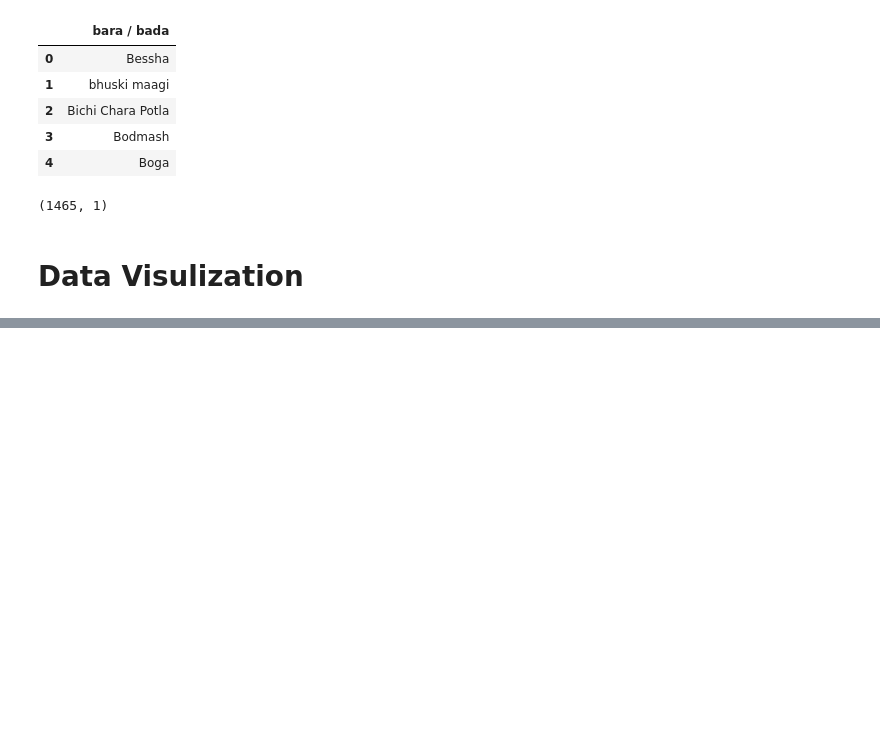
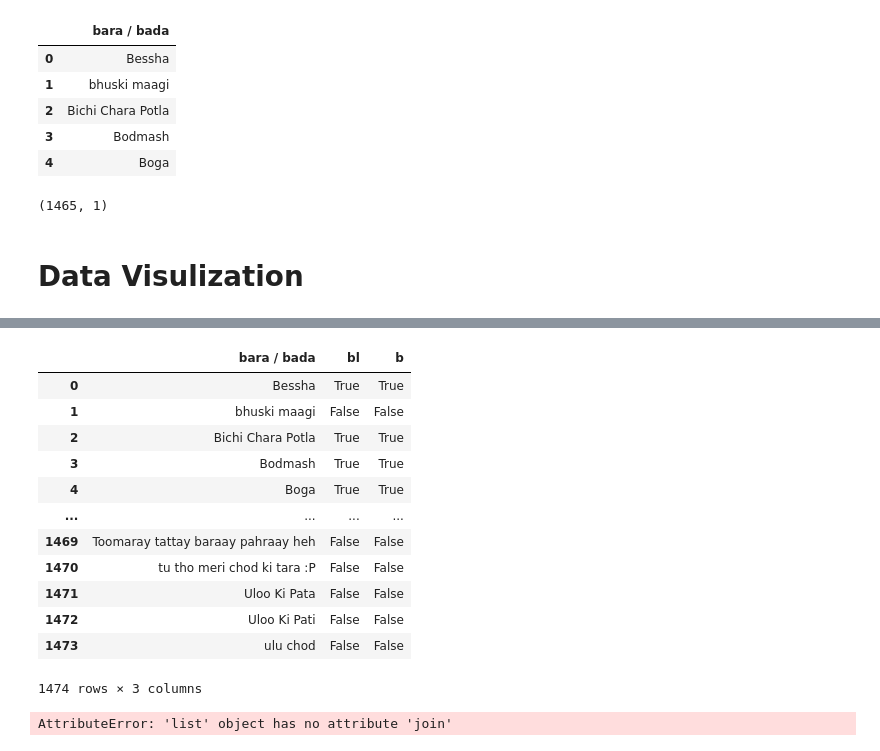
Before and after one commit to viveks-codes/IBW-Dataset, a Jupyter notebook: PrepAndMerge.ipynb, the cells around one changed output, grey strips where cells are left out. Drawn from its saved outputs; the diff is of its cells as text; code cells hidden in the pictures; blank space fills up the shorter version.

```diff
--- a/PrepAndMerge.ipynb
+++ b/PrepAndMerge.ipynb
@@ -336,0 +352,29 @@ r.shape
+# %%
+r['b'] =r["bara / bada"].str.startswith('B','b')
+r
+# %% [output]
+|  | bara / bada | bl | b |
+| 0 | Bessha | True | True |
+| 1 | bhuski maagi | False | False |
+| 2 | Bichi Chara Potla | True | True |
+| 3 | Bodmash | True | True |
+| 4 | Boga | True | True |
+| ... | ... | ... | ... |
+| 1469 | Toomaray tattay baraay pahraay heh | False | False |
+| 1470 | tu tho meri chod ki tara :P | False | False |
+| 1471 | Uloo Ki Pata | False | False |
+| 1472 | Uloo Ki Pati | False | False |
+| 1473 | ulu chod | False | False |
+1474 rows × 3 columns
+# %%
+alphabet_string = string.ascii_lowercase
+alphabet_string2 = string.ascii_lowercase
+#Create a string of all lowercase letters
+
+alphabet_list = list(alphabet_string)
+alphabet_list.join(alphabet_string2)
+#Create a list of all lowercase letters
+
+print(alphabet_list)
+# %% [output]
+AttributeError: 'list' object has no attribute 'join'
```
Also changed, not shown: parts of 4 cells of this notebook.
